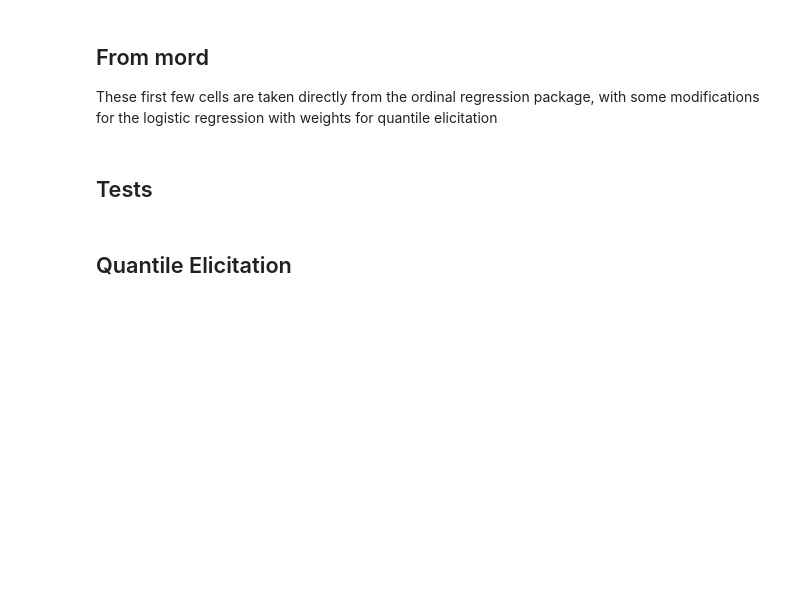
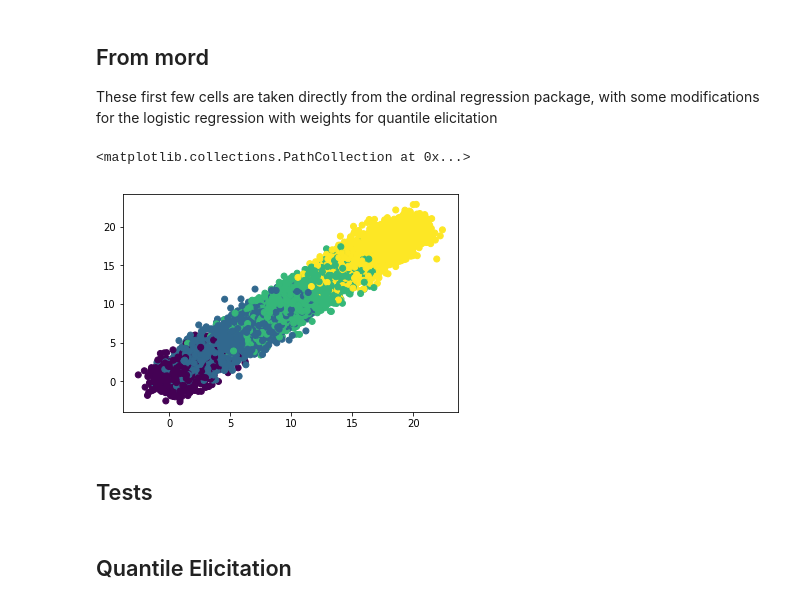
Before and after one commit to arnabsarker/Property-Elicitation, a Jupyter notebook: Quantile Regression Tests.ipynb, the cells around one changed output. Cells and saved outputs as stored; diff of their text form; code cells hidden in the pictures; blank space fills up the shorter version.

```diff
--- a/Quantile Regression Tests.ipynb
+++ b/Quantile Regression Tests.ipynb
@@ -11,3 +12,16 @@ from classifiers import *
+# %%
+d = 2
+w = np.array([1]*d)
+portions = np.array([2, 6, 8, 10]) * 2
+k = 4
+n = 10000
+X, y = generate_quantile_data(d,k,n, portions)
+# Visualize Data
+from matplotlib import pyplot as plt
+plt.scatter([X[:, 0]], [X[:, 1]], c=[y])
+# %% [output]
+<matplotlib.collections.PathCollection at 0x...>
+[figure, added]
 # %% [markdown]
 ## Tests
 # %% [markdown]
```
Also changed, not shown: parts of 34 cells of this notebook, 5 other files.
